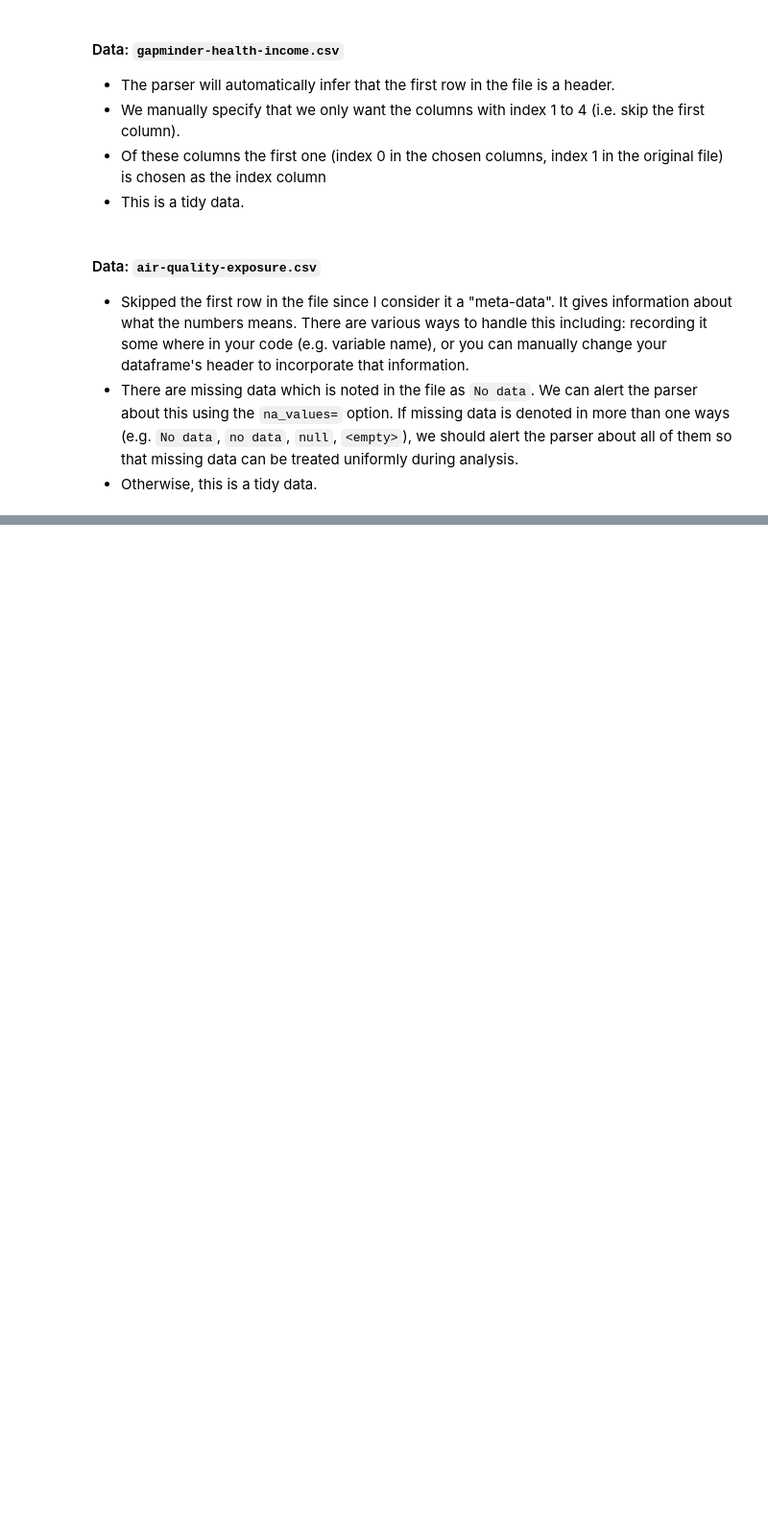
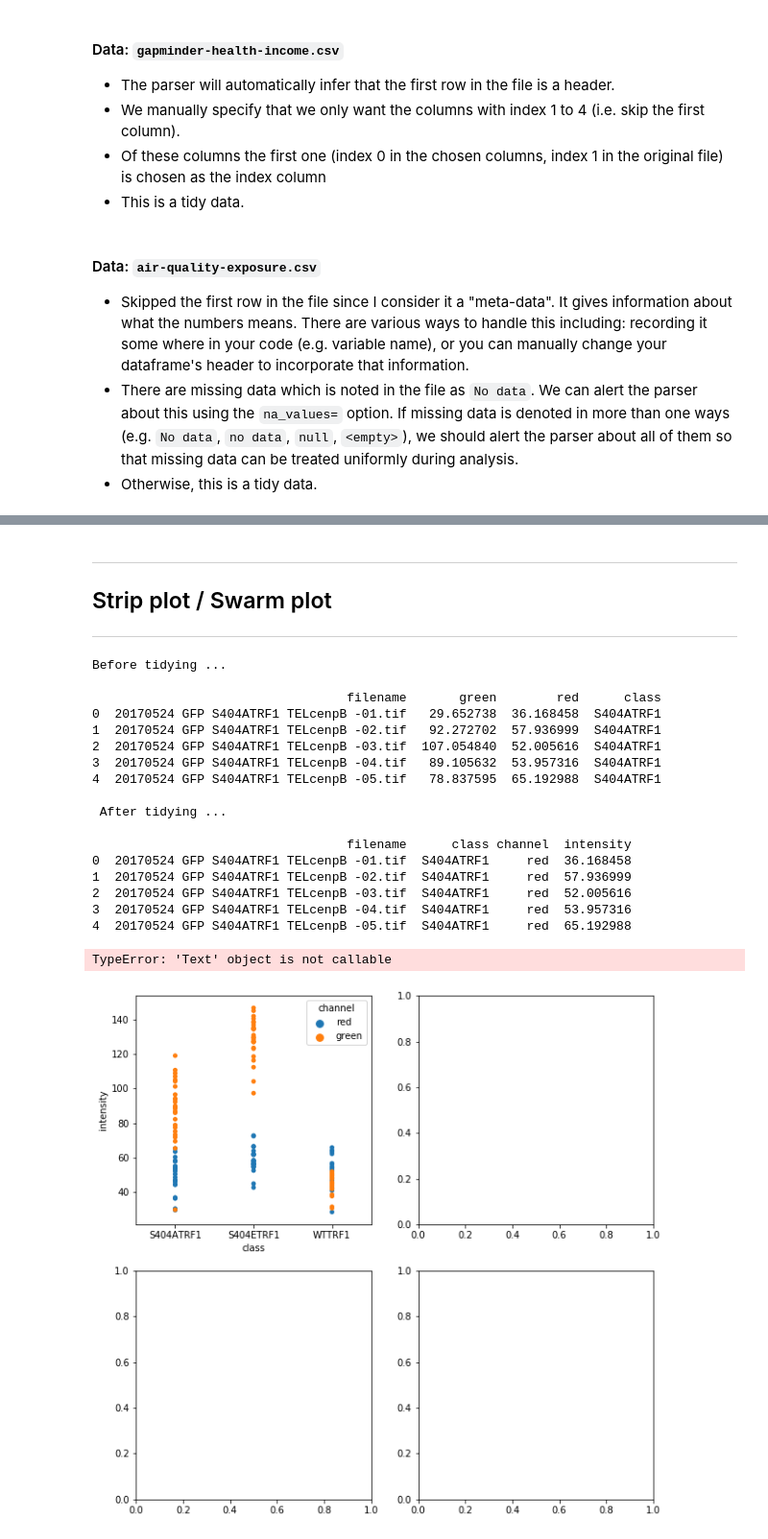
Before and after one commit to edmundlth/advanced_business_analytics_materials, a Jupyter notebook: lunchtime_session_29062017.ipynb, the cells around one changed output, grey strips where cells are left out. Shown at 96% size. Cells and saved outputs as stored; diff of their text form; code cells hidden in the pictures; blank space fills up the shorter version.

```diff
--- a/lunchtime_session_29062017.ipynb
+++ b/lunchtime_session_29062017.ipynb
@@ -148,0 +207,53 @@ aap_pm_df = pd.read_excel("./mbs-datasets/AAP_PM_database_May2014.xls", skip_foo
+# %% [markdown]
+---
+## Strip plot / Swarm plot
+---
+# %%
+cint = pd.read_csv('./mbs-datasets/channel-intensities.csv')
+cint['class'] = cint['filename'].apply(lambda fn: fn.split()[2])
+print("Before tidying ... \n")
+print(cint.head())
+cint_tidy = pd.melt(cint, id_vars=['filename', 'class'],
+                    var_name='channel',
+                    value_vars=['red', 'green'],
+                    value_name='intensity')
+
+print("\n After tidying ... \n")
+print(cint_tidy.head())
+
+
+
+fig, axes = plt.subplots(2, 2, figsize=(10, 10))
+
+sns.stripplot(x='class', y='intensity', hue='channel', ax = axes[0][0],
+              data=cint_tidy)
+axes[0][0].title("Strip plot (no jitter, no split)")
+sns.swarmplot(x='class', y='intensity', hue='channel', ax = axes[0][1],
+              data=cint_tidy)
+axes[0][1].title("Swarm plot")
+sns.stripplot(x='class', y='intensity', hue='channel', ax = axes[1][0],
+              data=cint_tidy, jitter=True)
+axes[1][0].title("Strip plot (jitter but no split)")
+sns.stripplot(x='class', y='intensity', hue='channel',ax = axes[1][1],
+              data=cint_tidy, jitter=True, split=True)
+axes[1][1].title("Strip plot (jitter and split)")
+# %% [output]
+Before tidying ...
+
+                                  filename       green        red      class
+0  20170524 GFP S404ATRF1 TELcenpB -01.tif   29.652738  36.168458  S404ATRF1
+1  20170524 GFP S404ATRF1 TELcenpB -02.tif   92.272702  57.936999  S404ATRF1
+2  20170524 GFP S404ATRF1 TELcenpB -03.tif  107.054840  52.005616  S404ATRF1
+3  20170524 GFP S404ATRF1 TELcenpB -04.tif   89.105632  53.957316  S404ATRF1
+4  20170524 GFP S404ATRF1 TELcenpB -05.tif   78.837595  65.192988  S404ATRF1
+
+ After tidying ...
+
+                                  filename      class channel  intensity
+0  20170524 GFP S404ATRF1 TELcenpB -01.tif  S404ATRF1     red  36.168458
+1  20170524 GFP S404ATRF1 TELcenpB -02.tif  S404ATRF1     red  57.936999
+2  20170524 GFP S404ATRF1 TELcenpB -03.tif  S404ATRF1     red  52.005616
+3  20170524 GFP S404ATRF1 TELcenpB -04.tif  S404ATRF1     red  53.957316
+4  20170524 GFP S404ATRF1 TELcenpB -05.tif  S404ATRF1     red  65.192988
+TypeError: 'Text' object is not callable
+[figure, added]
```
Also changed, not shown: parts of 10 cells of this notebook.
